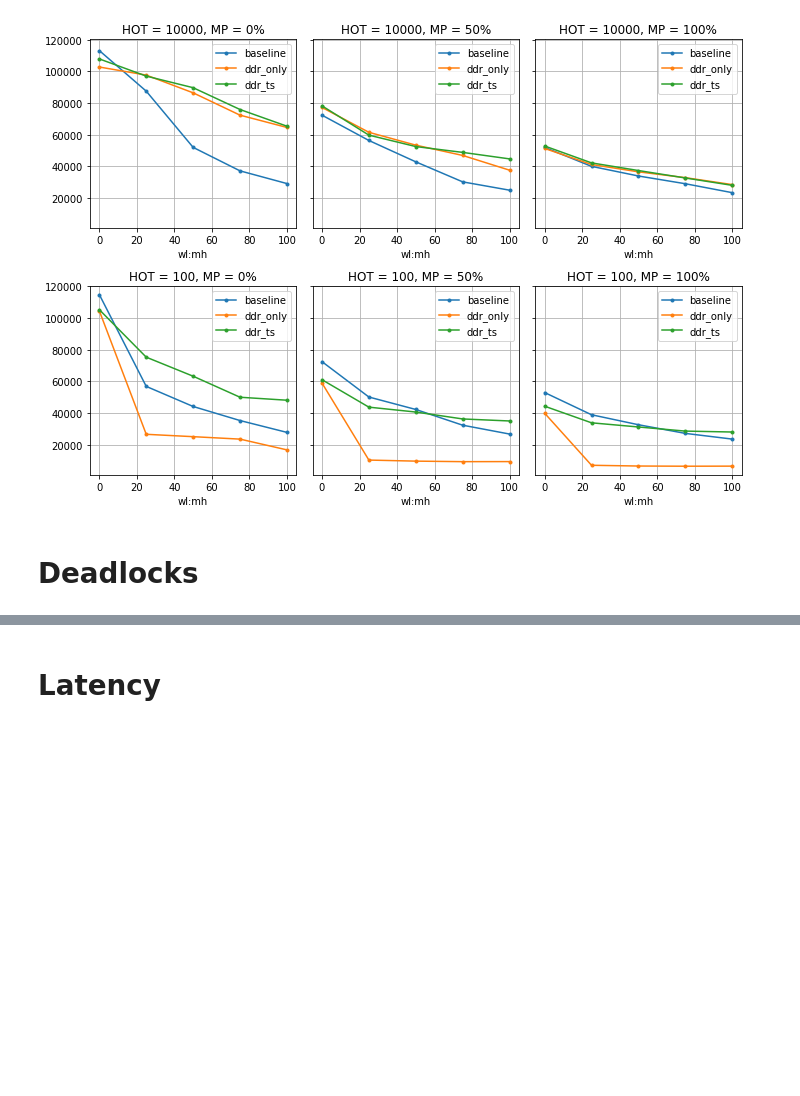
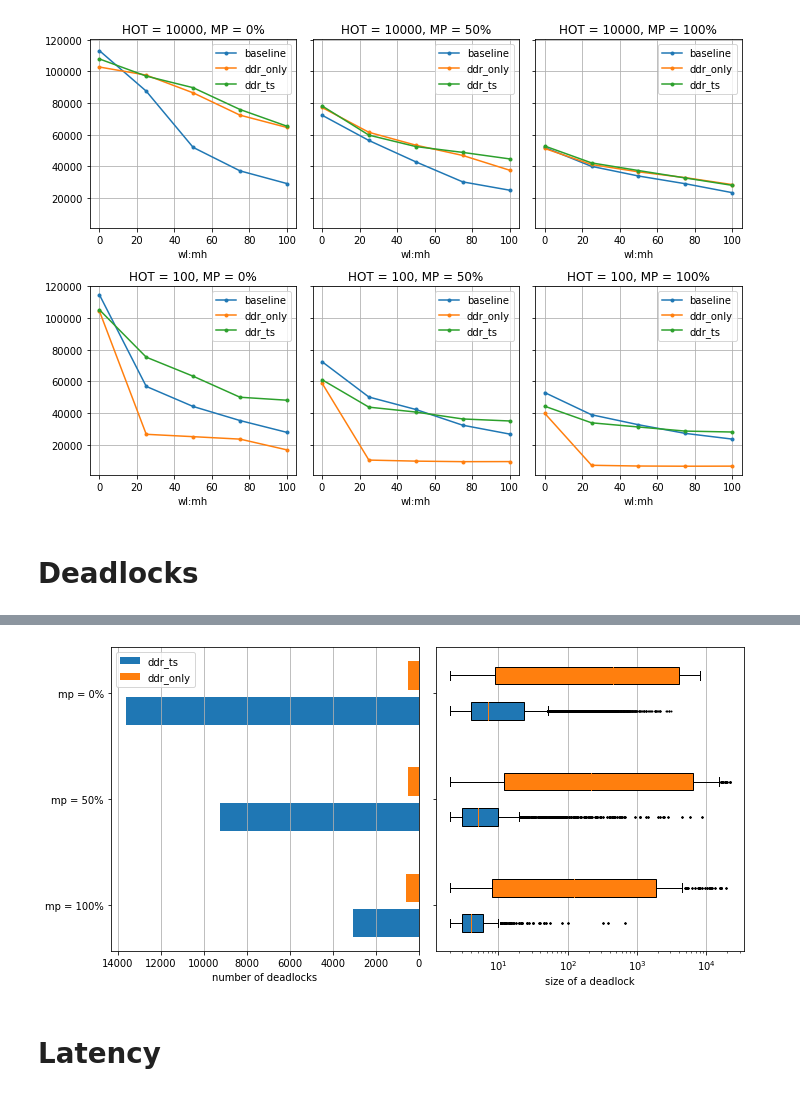
Before and after one commit to umd-dslam/DetockAnalysis, a Jupyter notebook: Microbenchmark.ipynb, the cells around one changed output, grey strips where cells are left out. Cells and saved outputs as stored; diff of their text form; code cells hidden in the pictures; blank space fills up the shorter version.

```diff
--- a/Microbenchmark.ipynb
+++ b/Microbenchmark.ipynb
@@ -158,5 +158,14 @@ plt.tight_layout()
 [figure]
 # %% [markdown]
 # Deadlocks
-# %%
-prefix = "file:/home/ctring/data/slog/main/ycsb/ddr_ts-hot100mp0mh100"
+# %%
+mask = (
+    (index_df["wl:hot"] == 100) &
+    (index_df["wl:mh"] == 100) &
+    (
+        (index_df["config_name"] == "ddr_ts.conf") |
+        (index_df["config_name"] == "ddr_only.conf")
+    )
+)
+deadlocks_index_df = index_df[mask]
+deadlocks_index_df
@@ -163,3 +181,55 @@ prefix = "file:/home/ctring/data/slog/main/ycsb/ddr_ts-hot100mp0mh100"
+# %%
+mp_pcts = index_df["wl:mp"].unique()
+
+configs = ["ddr_ts.conf", "ddr_only.conf"]
+
+data = []
+for config in configs:
+    data_config = []
+    for mp in mp_pcts:
+        mask = (deadlocks_index_df["config_name"] == config) & (deadlocks_index_df["wl:mp"] == mp)
+        prefix = deadlocks_index_df.loc[mask, "prefix"].iloc[0]
+        deadlocks_df = deadlocks_csv(spark, prefix).where(col("replica") == 0).toPandas()
+        data_config.append(deadlocks_df["vertices"])
+    data.append(data_config)
+
+_, axes = plt.subplots(1, 2, sharey=True, figsize=(10, 5))
+for i, c in enumerate(configs):
+    data_config = data[i]
+    data_cnt = list(map(len, data_config))
+    pos = [j * (len(configs) + 1) + i for j in range(len(data_cnt))]
+    l = axes[0].barh(pos, data_cnt, label=c.replace('.conf', ''))
+    axes[0].legend()
+    color = l.get_children()[-1].get_facecolor()
+
+    box = axes[1].boxplot(data_config, vert=False, flierprops={ 'markersize': 1 }, positions=pos, manage_ticks=False, patch_artist=True)
+    for b in box['boxes']:
+        b.set_facecolor(color)
+#         b.set_hatch('/')
+
+ticks = []
+ticklabels = []
+for i, mp in enumerate(mp_pcts):
+    start = i * (len(configs) + 1)
+    end = start + len(configs)
+    ticks.append((start + end - 1) / 2)
+    ticklabels.append(f'mp = {mp}%')
+
+axes[0].set_xlabel('number of deadlocks')
+# axes[0].tick_params(axis='y', width=0, labelleft=False)
+axes[0].set_yticks(ticks)
+axes[0].set_yticklabels(ticklabels)
+axes[0].invert_xaxis()
+# axes[0].set_xscale("log")
+axes[0].grid(axis='x')
+
+axes[1].set_xlabel('size of a deadlock')
+# axes[1].tick_params(axis='y', width=0, labelleft=True)
+axes[1].set_xscale("log")
+axes[1].grid(axis='x')
+plt.tight_layout()
+# %% [output]
+[figure, added]
 # %% [markdown]
 # Latency
 # %%
```
Also changed, not shown: parts of 1 cell of this notebook, 1 other file.
